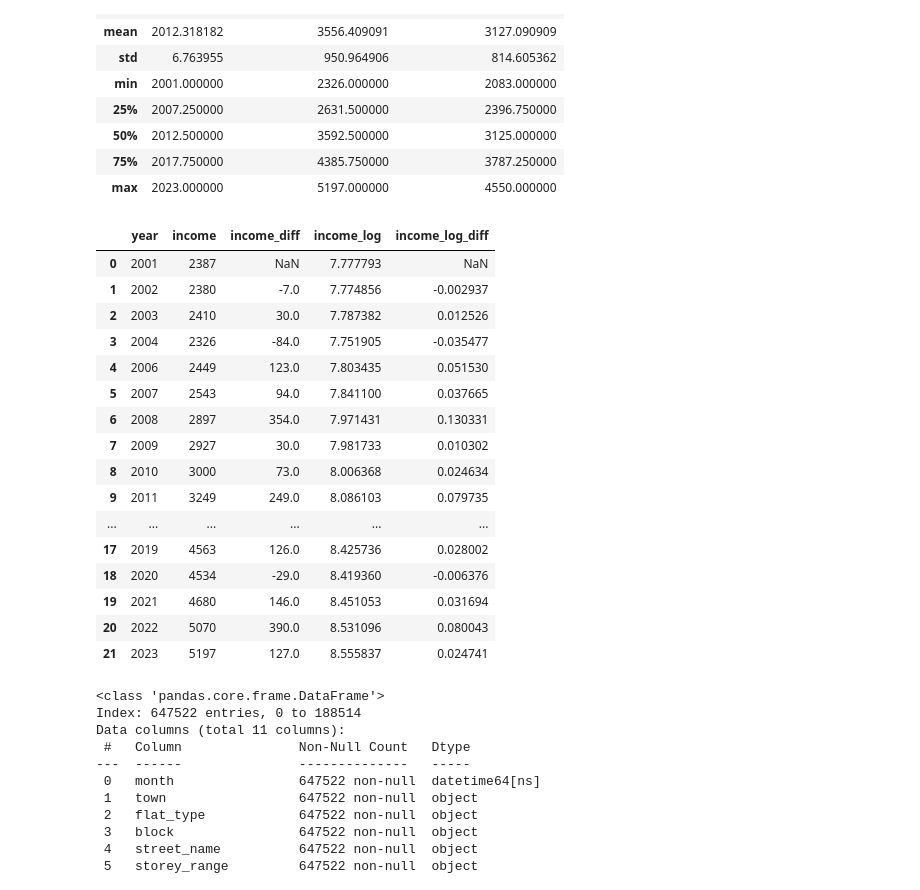
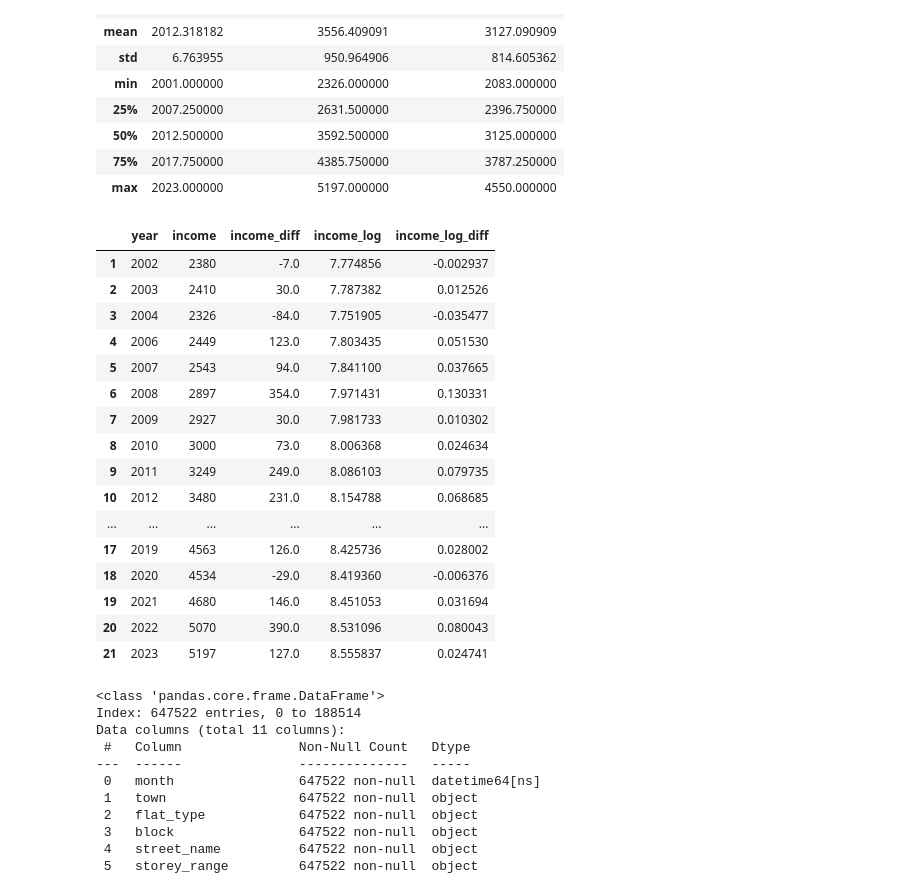
Before and after one commit to lingjie00/ST6241A_2425, a Jupyter notebook: notebook/data_inspection.ipynb, the cells around one changed output. Saved outputs shown, nothing was run; the diff lists cells and outputs as text; code cells hidden in the pictures.

Commit message:
drop missing data

```diff
--- a/notebook/data_inspection.ipynb
+++ b/notebook/data_inspection.ipynb
@@ -45,15 +45,15 @@ median_income_data.describe()
 # %%
 # CPF is a compuslory saving scheme in Singapore
 # we consider the median income including CPF as this is standard reporting in Singapore
 median_income_data["income"] = median_income_data["med_income_incl_empcpf"]
 median_income_data["income_diff"] = median_income_data["med_income_incl_empcpf"].diff()
 median_income_data["income_log"] = np.log(median_income_data["med_income_incl_empcpf"])
 median_income_data["income_log_diff"] = median_income_data["income_log"].diff()
 median_income_data = median_income_data.drop(columns=["med_income_excl_empcpf", "med_income_incl_empcpf"])
+median_income_data = median_income_data.dropna()
 median_income_data
 # %% [output]
 |  | year | income | income_diff | income_log | income_log_diff |
-| 0 | 2001 | 2387 | NaN | 7.777793 | NaN |
 | 1 | 2002 | 2380 | -7.0 | 7.774856 | -0.002937 |
 | 2 | 2003 | 2410 | 30.0 | 7.787382 | 0.012526 |
 | 3 | 2004 | 2326 | -84.0 | 7.751905 | -0.035477 |
@@ -63,6 +63,7 @@ median_income_data
 | 7 | 2009 | 2927 | 30.0 | 7.981733 | 0.010302 |
 | 8 | 2010 | 3000 | 73.0 | 8.006368 | 0.024634 |
 | 9 | 2011 | 3249 | 249.0 | 8.086103 | 0.079735 |
+| 10 | 2012 | 3480 | 231.0 | 8.154788 | 0.068685 |
 | ... | ... | ... | ... | ... | ... |
 | 17 | 2019 | 4563 | 126.0 | 8.425736 | 0.028002 |
 | 18 | 2020 | 4534 | -29.0 | 8.419360 | -0.006376 |
```
Also changed, not shown: parts of 1 cell of this notebook, 3 other files.
